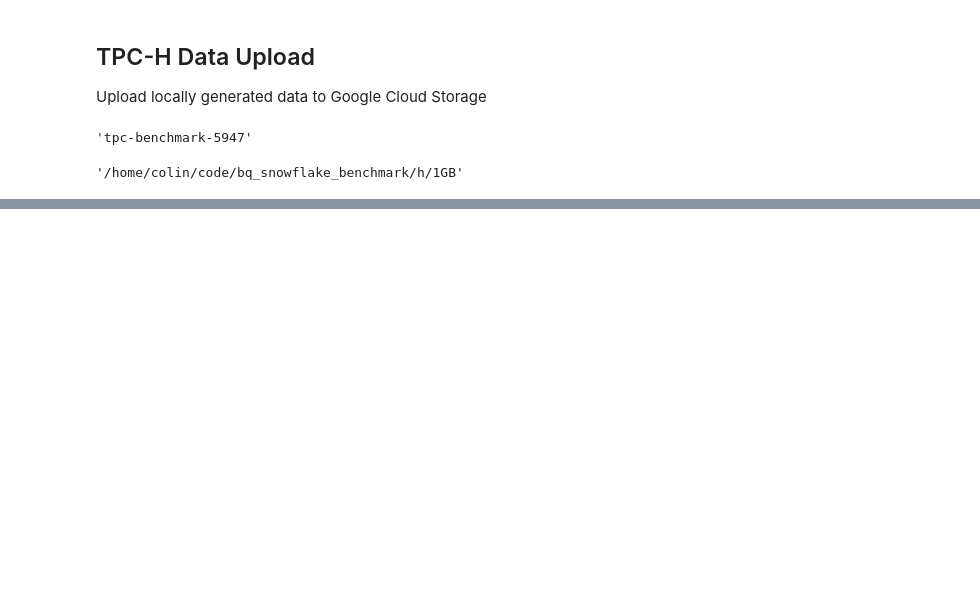
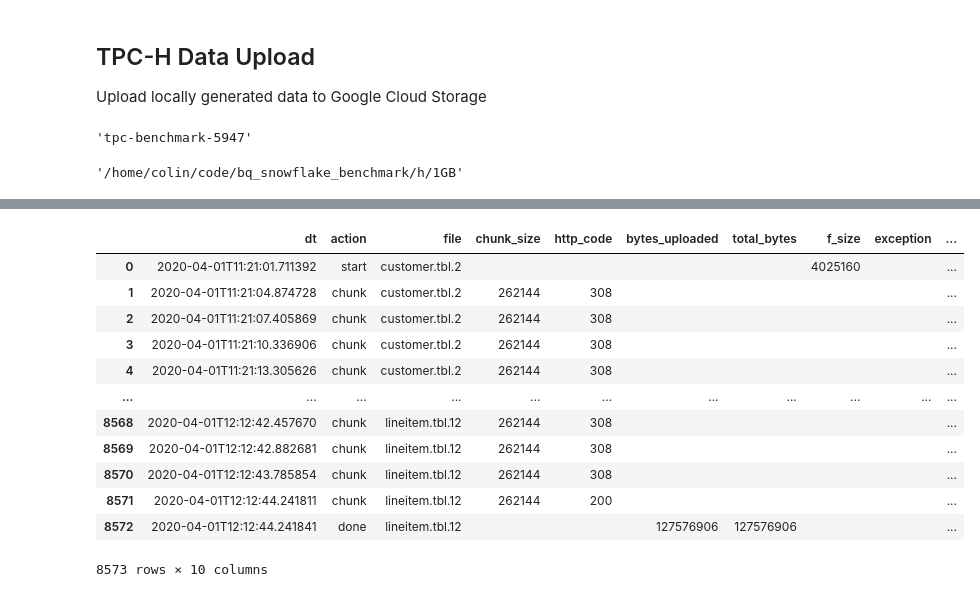
Before and after one commit to davidkhala/tpc_benchmark, a Jupyter notebook: NB H 03 GCS Upload.ipynb, the cells around one changed output, grey strips where cells are left out. Drawn from its saved outputs; the diff is of its cells as text; code cells hidden in the pictures; blank space fills up the shorter version.

```diff
--- a/NB H 03 GCS Upload.ipynb
+++ b/NB H 03 GCS Upload.ipynb
@@ -47,0 +29,3 @@ df1
+# %%
+local_directory = config.fp_h_output + config.sep + "2GB"
+local_directory
@@ -52,3 +38,5 @@ ps = gcp_storage.PooledSync(client=gcs_client,
                             local_base_directory=config.cwd)
 # %%
 ps.pipeline()
+# %%
+df2 = gcp_storage.parser(ps.log)
@@ -54,0 +59,16 @@ ps.pipeline()
+# %%
+df2
+# %% [output]
+|  | dt | action | file | chunk_size | http_code | bytes_uploaded | total_bytes | f_size | exception | ... |
+| 0 | 2020-04-01T11:21:01.711392 | start | customer.tbl.2 |  |  |  |  | 4025160 |  | ... |
+| 1 | 2020-04-01T11:21:04.874728 | chunk | customer.tbl.2 | 262144 | 308 |  |  |  |  | ... |
+| 2 | 2020-04-01T11:21:07.405869 | chunk | customer.tbl.2 | 262144 | 308 |  |  |  |  | ... |
+| 3 | 2020-04-01T11:21:10.336906 | chunk | customer.tbl.2 | 262144 | 308 |  |  |  |  | ... |
+| 4 | 2020-04-01T11:21:13.305626 | chunk | customer.tbl.2 | 262144 | 308 |  |  |  |  | ... |
+| ... | ... | ... | ... | ... | ... | ... | ... | ... | ... | ... |
+| 8568 | 2020-04-01T12:12:42.457670 | chunk | lineitem.tbl.12 | 262144 | 308 |  |  |  |  | ... |
+| 8569 | 2020-04-01T12:12:42.882681 | chunk | lineitem.tbl.12 | 262144 | 308 |  |  |  |  | ... |
+| 8570 | 2020-04-01T12:12:43.785854 | chunk | lineitem.tbl.12 | 262144 | 308 |  |  |  |  | ... |
+| 8571 | 2020-04-01T12:12:44.241811 | chunk | lineitem.tbl.12 | 262144 | 200 |  |  |  |  | ... |
+| 8572 | 2020-04-01T12:12:44.241841 | done | lineitem.tbl.12 |  |  | 127576906 | 127576906 |  |  | ... |
+8573 rows × 10 columns
```
Also changed, not shown: parts of 4 cells of this notebook, 8 other files.
